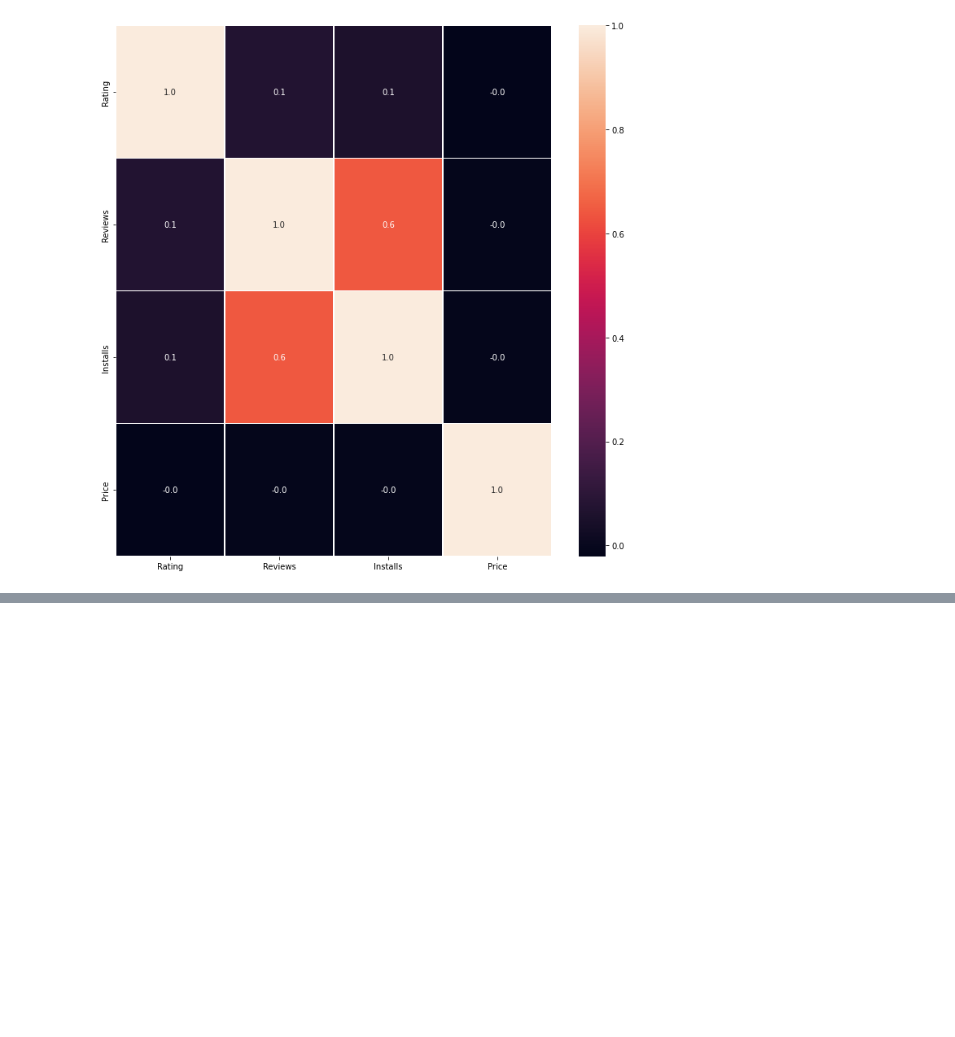
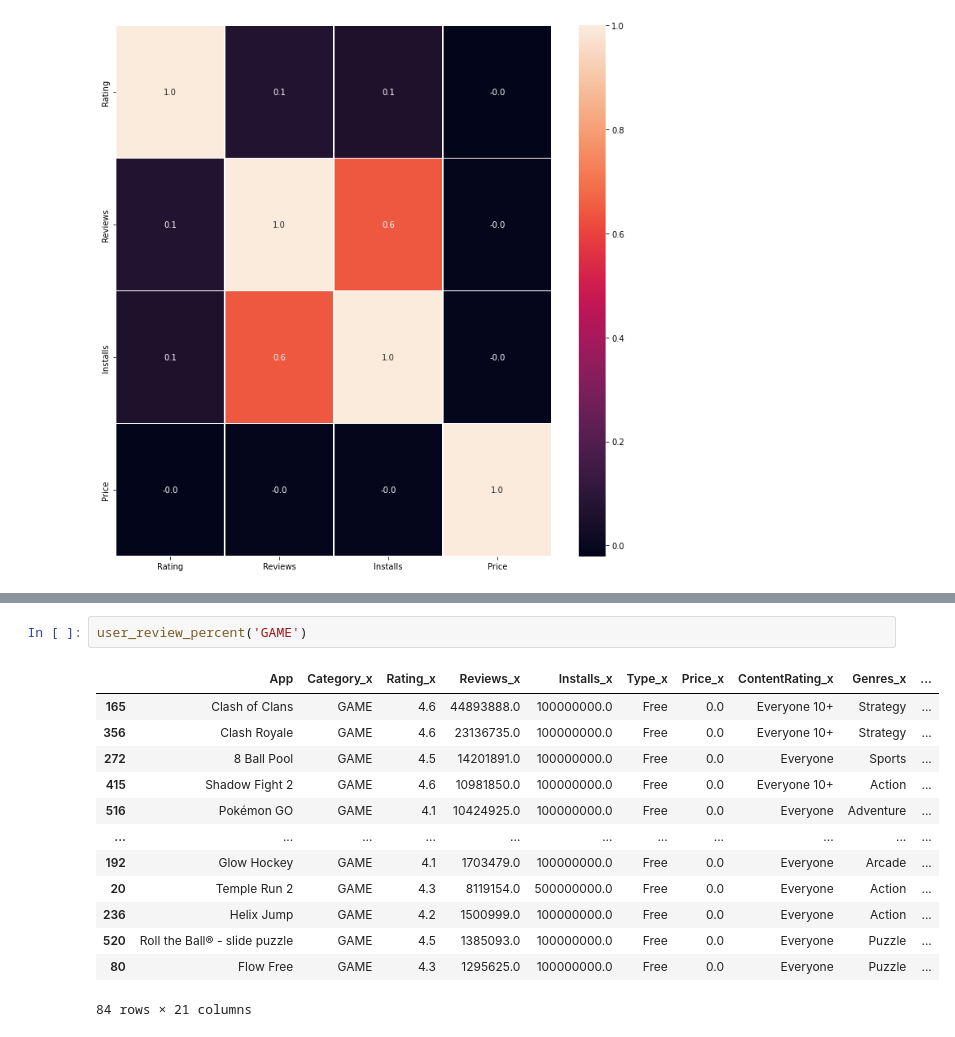
Before and after one commit to Utsav01111/Playstore_app_review_analysis, a Jupyter notebook: Utsav_Ponda_Playstore_App_review_Analysis.ipynb, the cells around one changed output, grey strips where cells are left out. Cells and saved outputs as stored; diff of their text form; blank space fills up the shorter version.

```diff
--- a/Utsav_Ponda_Playstore_App_review_Analysis.ipynb
+++ b/Utsav_Ponda_Playstore_App_review_Analysis.ipynb
@@ -519,0 +552,16 @@ plt.show()
+# %%
+user_review_percent('GAME')
+# %% [output]
+|  | App | Category_x | Rating_x | Reviews_x | Installs_x | Type_x | Price_x | ContentRating_x | Genres_x | ... |
+| 165 | Clash of Clans | GAME | 4.6 | 44893888.0 | 100000000.0 | Free | 0.0 | Everyone 10+ | Strategy | ... |
+| 356 | Clash Royale | GAME | 4.6 | 23136735.0 | 100000000.0 | Free | 0.0 | Everyone 10+ | Strategy | ... |
+| 272 | 8 Ball Pool | GAME | 4.5 | 14201891.0 | 100000000.0 | Free | 0.0 | Everyone | Sports | ... |
+| 415 | Shadow Fight 2 | GAME | 4.6 | 10981850.0 | 100000000.0 | Free | 0.0 | Everyone 10+ | Action | ... |
+| 516 | Pokémon GO | GAME | 4.1 | 10424925.0 | 100000000.0 | Free | 0.0 | Everyone | Adventure | ... |
+| ... | ... | ... | ... | ... | ... | ... | ... | ... | ... | ... |
+| 192 | Glow Hockey | GAME | 4.1 | 1703479.0 | 100000000.0 | Free | 0.0 | Everyone | Arcade | ... |
+| 20 | Temple Run 2 | GAME | 4.3 | 8119154.0 | 500000000.0 | Free | 0.0 | Everyone | Action | ... |
+| 236 | Helix Jump | GAME | 4.2 | 1500999.0 | 100000000.0 | Free | 0.0 | Everyone | Action | ... |
+| 520 | Roll the Ball® - slide puzzle | GAME | 4.5 | 1385093.0 | 100000000.0 | Free | 0.0 | Everyone | Puzzle | ... |
+| 80 | Flow Free | GAME | 4.3 | 1295625.0 | 100000000.0 | Free | 0.0 | Everyone | Puzzle | ... |
+84 rows × 21 columns
```
Also changed, not shown: parts of 12 cells of this notebook.
